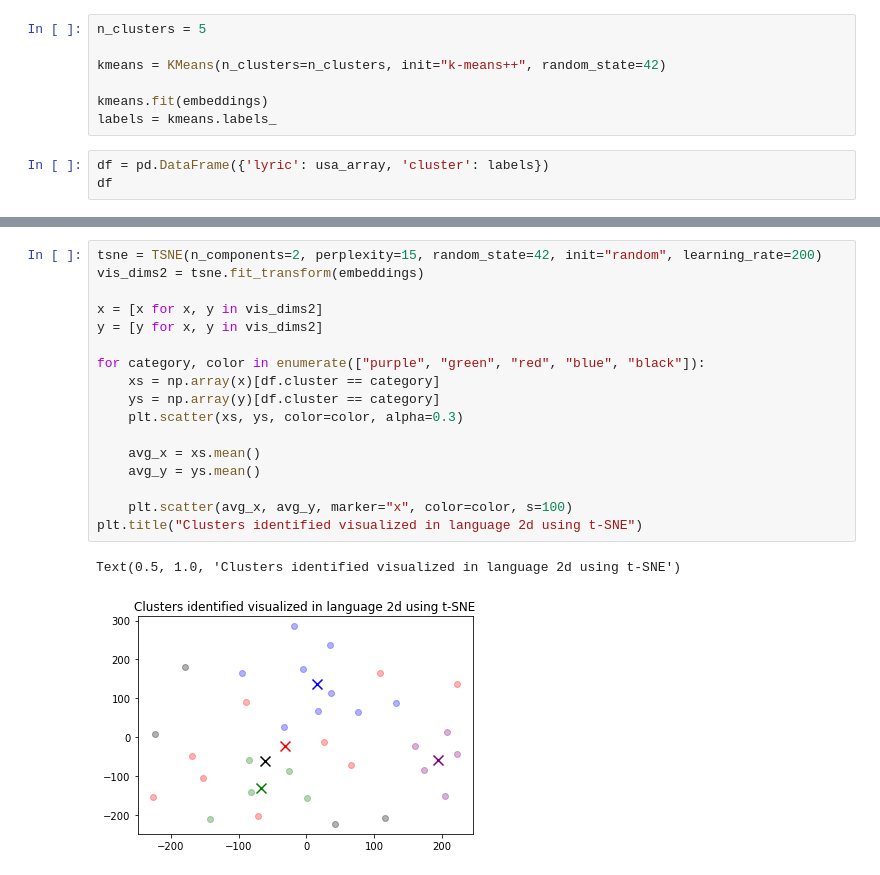
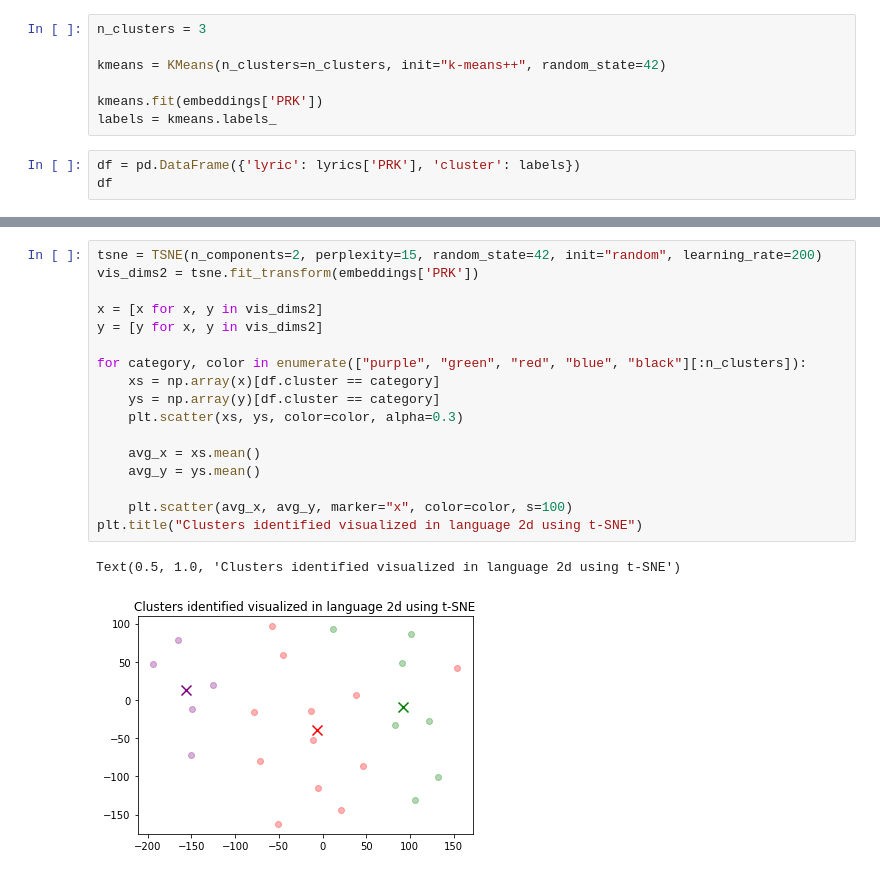
Before and after one commit to kebuhcah/openai-notebooks, a Jupyter notebook: anthem-embeddings.ipynb, the cells around one changed output, grey strips where cells are left out. Drawn from its saved outputs; the diff is of its cells as text.

```diff
--- a/anthem-embeddings.ipynb
+++ b/anthem-embeddings.ipynb
@@ -74,12 +86,12 @@ array(['От южных морей до полярного края', 'Гряд
 # %%
-n_clusters = 5
+n_clusters = 3
 
 kmeans = KMeans(n_clusters=n_clusters, init="k-means++", random_state=42)
 
-kmeans.fit(embeddings)
+kmeans.fit(embeddings['PRK'])
 labels = kmeans.labels_
 # %%
-df = pd.DataFrame({'lyric': usa_array, 'cluster': labels})
+df = pd.DataFrame({'lyric': lyrics['PRK'], 'cluster': labels})
 df
 # %% [output]
 |  | lyric | cluster |
@@ -102,21 +114,21 @@ df
 # %%
 tsne = TSNE(n_components=2, perplexity=15, random_state=42, init="random", learning_rate=200)
-vis_dims2 = tsne.fit_transform(embeddings)
+vis_dims2 = tsne.fit_transform(embeddings['PRK'])
 
 x = [x for x, y in vis_dims2]
 y = [y for x, y in vis_dims2]
 
-for category, color in enumerate(["purple", "green", "red", "blue", "black"]):
+for category, color in enumerate(["purple", "green", "red", "blue", "black"][:n_clusters]):
     xs = np.array(x)[df.cluster == category]
     ys = np.array(y)[df.cluster == category]
     plt.scatter(xs, ys, color=color, alpha=0.3)
 
     avg_x = xs.mean()
     avg_y = ys.mean()
 
     plt.scatter(avg_x, avg_y, marker="x", color=color, s=100)
 plt.title("Clusters identified visualized in language 2d using t-SNE")
 # %% [output]
 Text(0.5, 1.0, 'Clusters identified visualized in language 2d using t-SNE')
-[figure, old version]
+[figure, new version]
 # %%
```
Also changed, not shown: parts of 10 cells of this notebook, 8 other files.
